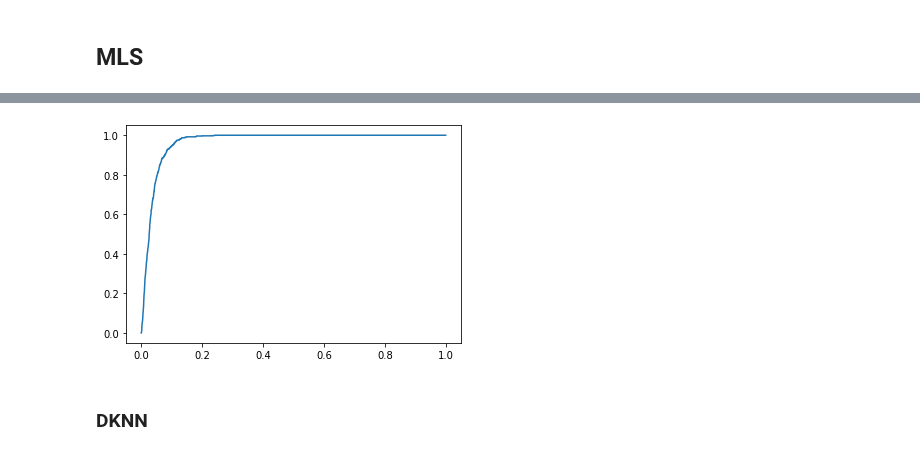
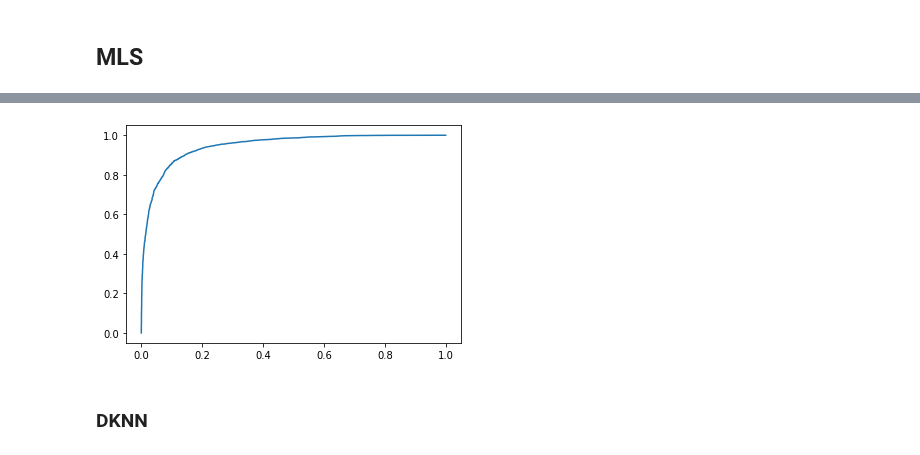
Before and after one commit to deel-ai/oodeel, a Jupyter notebook: notebooks/demo_experiment.ipynb, the cells around one changed output, grey strips where cells are left out. Drawn from its saved outputs; the diff is of its cells as text; code cells hidden in the pictures.

```diff
--- a/notebooks/demo_experiment.ipynb
+++ b/notebooks/demo_experiment.ipynb
@@ -83,8 +78,14 @@ First, we need to define a training function
 from tensorflow import keras
 from tensorflow.keras import layers
 
-def training_mnist(x_train, y_train, config=None):
+#### ATTENTION A NUM CLASSES QUE CE SOIT BIEN len(split) ET QUE ONE HOT ENC SOIT BIEN
+def training_mnist(train_data, config=None):
+    x_train, y_train = train_data
     input_shape = (28, 28, 1)
+    num_classes=np.unique(y_train).shape[0]
+
+    y_train = keras.utils.to_categorical(y_train, num_classes)
+
     model = keras.Sequential(
         [
             keras.Input(shape=input_shape),
@@ -94,7 +95,7 @@ def training_mnist(x_train, y_train, config=None):
             layers.MaxPooling2D(pool_size=(2, 2)),
             layers.Flatten(),
             layers.Dropout(0.5),
-            layers.Dense(config["num_classes"], activation="softmax"),
+            layers.Dense(num_classes, activation="softmax"),
         ]
     )
 
@@ -111,20 +112,17 @@ def training_mnist(x_train, y_train, config=None):
 # %%
 %autoreload 2
 
-splits=[[0, 1, 2, 3, 4, 5, 6, 7, 8]]
+splits=[0, 1, 2, 3, 4]
 
 #model = expe.model #for reinit
-oodmodel = MLS
-expe = SingleDSExperiment(dataset_name="mnist", splits=splits)
+oodmodel = MLS()
+expe = SingleDSExperiment(dataset_name="mnist", id_labels=splits)
 #expe.model = model #for reinit
-results = expe.run(oodmodel,
-                   training_func=training_mnist, config={"num_classes": 9})
+(auroc) = expe.run(oodmodel,
+                   training_fun=training_mnist, train_config={"test_data": False})
 
-(auroc), (tpc, fpc, tnc, fnc) = results[str(splits[0])]
 
-tpr = np.concatenate([[1.], tpc/(tpc + fnc), [0.]])
-fpr = np.concatenate([[1.], fpc/(fpc + tnc), [0.]])
-
+tpr, fpr = expe.curves[1]
 print(auroc)
 plt.plot(fpr, tpr)
 plt.show()
@@ -145,4 +141,4 @@ Epoch 5/5
-[figure, old version]
+[figure, new version]
 # %% [markdown]
 ### DKNN
 # %%
```
Also changed, not shown: parts of 6 cells of this notebook, 4 other files.
